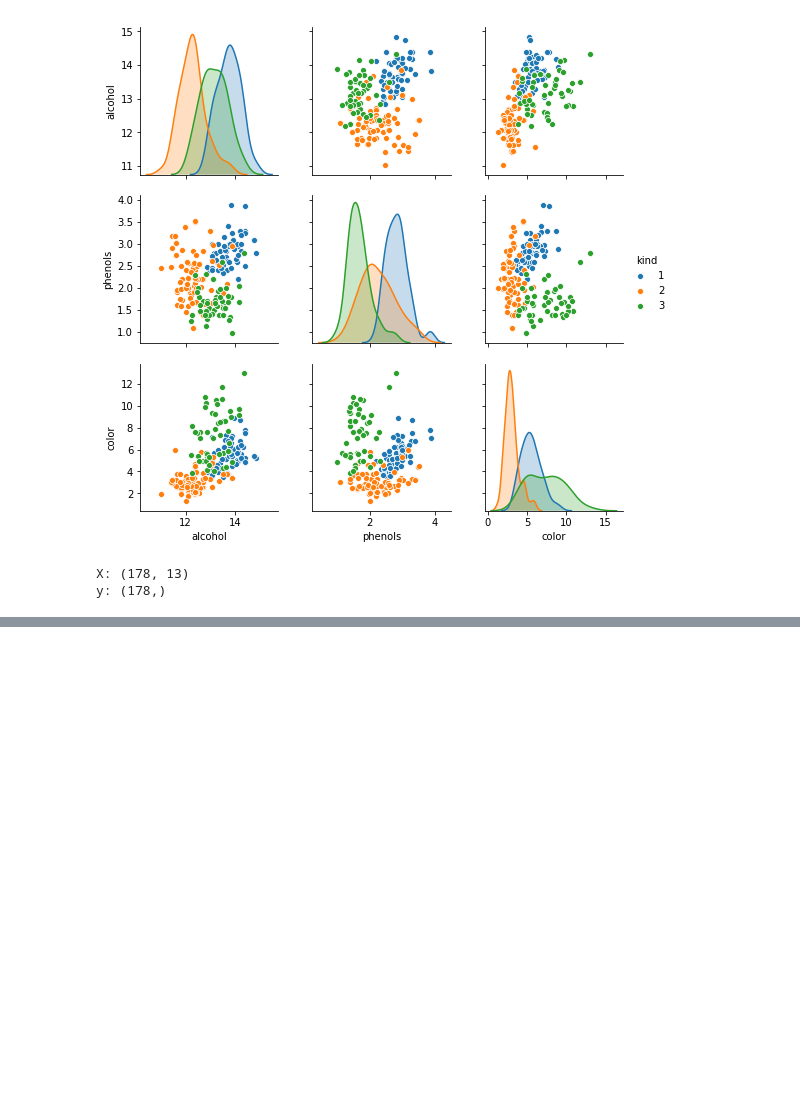
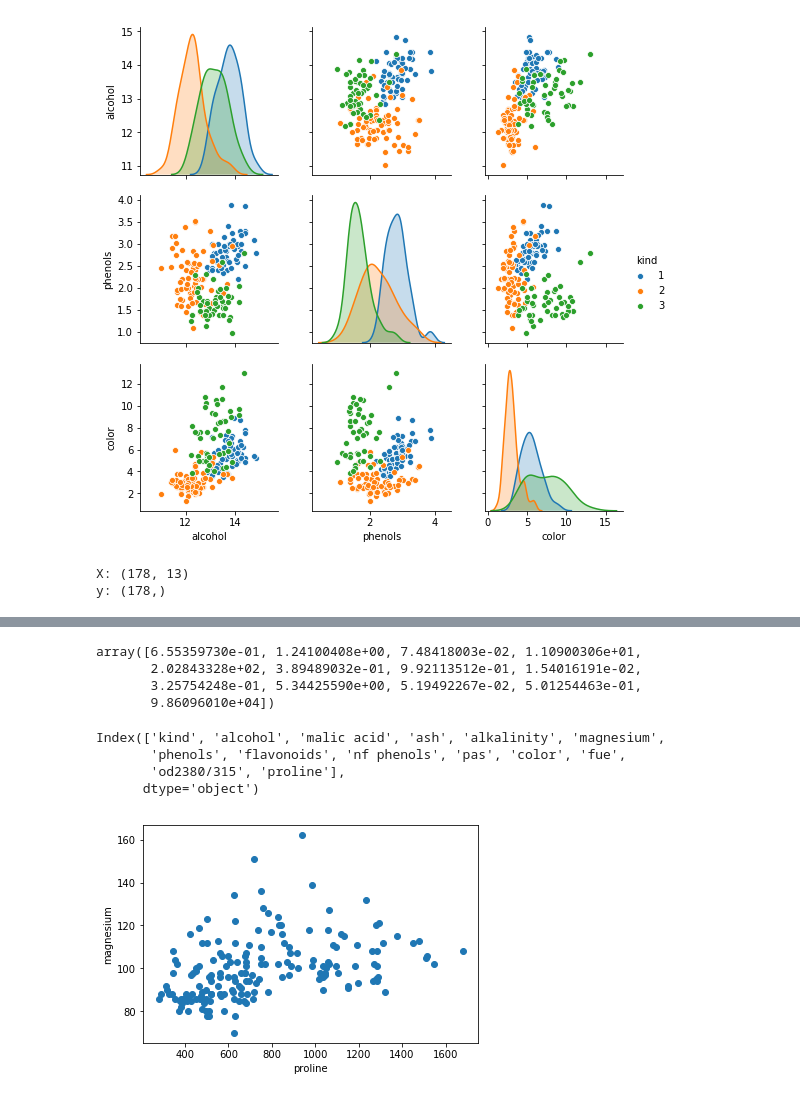
Before and after one commit to xnicolovici/machine_learning, a Jupyter notebook: notebooks/Course No 4/06. Clustering and dimensionality reduction/05. Dimensionality reduction with PCA/Learn.ipynb, the cells around one changed output, grey strips where cells are left out. Drawn from its saved outputs; the diff is of its cells as text; code cells hidden in the pictures; blank space fills up the shorter version.

```diff
--- a/notebooks/Course No 4/06. Clustering and dimensionality reduction/05. Dimensionality reduction with PCA/Learn.ipynb
+++ b/notebooks/Course No 4/06. Clustering and dimensionality reduction/05. Dimensionality reduction with PCA/Learn.ipynb
@@ -51,0 +106,25 @@ pca.fit(X, y=None); # Unsupervised learning, no y variable
+# %%
+X.var(axis=0)
+# %% [output]
+array([6.55359730e-01, 1.24100408e+00, 7.48418003e-02, 1.10900306e+01,
+       2.02843328e+02, 3.89489032e-01, 9.92113512e-01, 1.54016191e-02,
+       3.25754248e-01, 5.34425590e+00, 5.19492267e-02, 5.01254463e-01,
+       9.86096010e+04])
+# %%
+data_df.columns
+# %% [output]
+Index(['kind', 'alcohol', 'malic acid', 'ash', 'alkalinity', 'magnesium',
+       'phenols', 'flavonoids', 'nf phenols', 'pas', 'color', 'fue',
+       'od2380/315', 'proline'],
+      dtype='object')
+# %%
+# Plot proline and magnesium variables
+plt.scatter(
+    X[:, 12], # Proline attribute
+    X[:, 4] # Magnesium attribute
+)
+plt.xlabel('proline')
+plt.ylabel('magnesium')
+plt.show()
+# %% [output]
+[figure, added]
```
Also changed, not shown: parts of 11 cells of this notebook, 3 other files.
